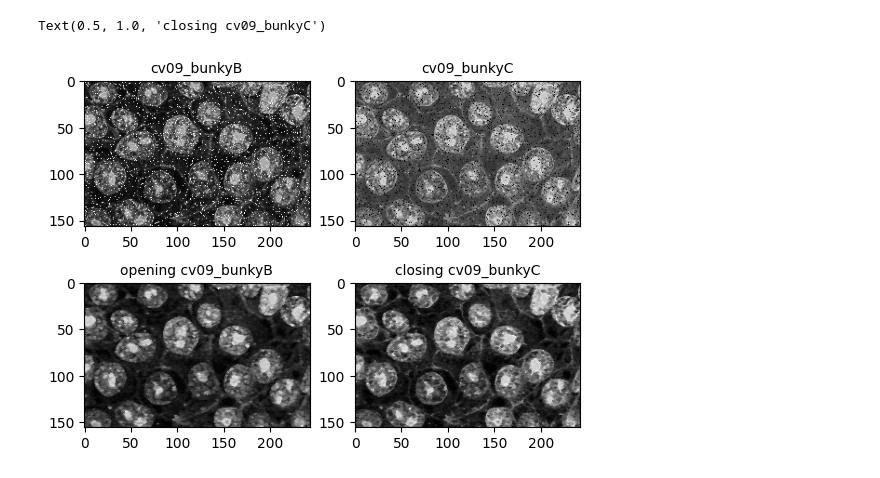
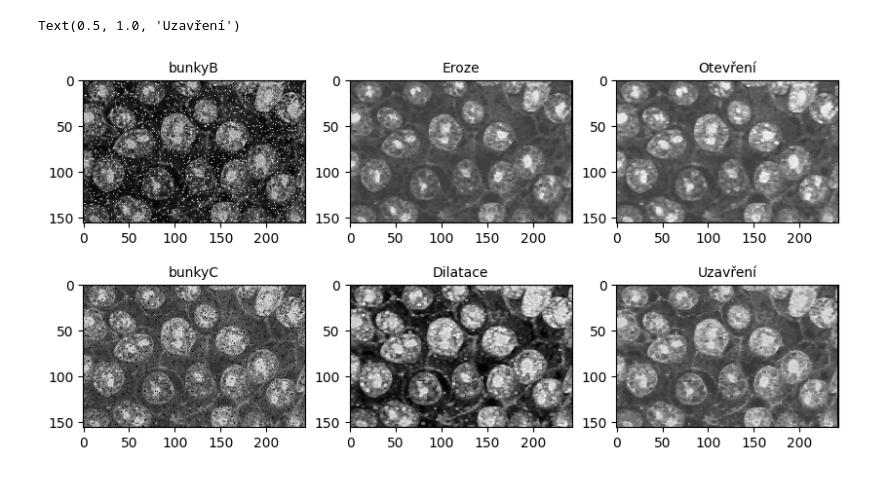
Before and after one commit to KNajman/UZO, a Jupyter notebook: CV_09/cv09.ipynb, the cells around one changed output. Cells and saved outputs as stored; diff of their text form; code cells hidden in the pictures.

```diff
--- a/CV_09/cv09.ipynb
+++ b/CV_09/cv09.ipynb
@@ -227,34 +230,35 @@ def center_of_mass(img):
             centers.append((np.mean(x), np.mean(y)))
     return centers
 # %%
-# 1.  Z obrázků cv09_bunkyB.bmp a cv09_bunkyC.bmp odstraňte drobný bílý
-# (černý)  šum  při  využití  šedotónových  morfologických  transformací
-# otevření a uzavření.
-
-# strukturní element volte:   [[0, 1, 0],
-#                  [1, 1, 1]]
-
 kernel = np.array([[0, 1, 0], [1, 1, 1]], np.uint8)
 size_sub = 2
 
-plt.figure()
-plt.subplot(size_sub, 2, 1)
+plt.figure(figsize=(10, 5))
+plt.subplot(size_sub, 3, 1)
 plt.imshow(cv09_bunkyB, cmap='gray')
-plt.title('cv09_bunkyB', fontsize=10)
+plt.title('bunkyB', fontsize=10)
 
-plt.subplot(size_sub, 2, 2)
+plt.subplot(size_sub, 3, 2)
+plt.imshow(erosion(cv09_bunkyB, kernel), cmap='gray')
+plt.title('Eroze', fontsize=10)
+
+plt.subplot(size_sub, 3, 3)
+plt.imshow(opening(cv09_bunkyB, kernel), cmap='gray')
+plt.title('Otevření', fontsize=10)
+
+plt.subplot(size_sub, 3, 4)
 plt.imshow(cv09_bunkyC, cmap='gray')
-plt.title('cv09_bunkyC', fontsize=10)
+plt.title('bunkyC', fontsize=10)
 
-plt.subplot(size_sub, 2, 3)
-plt.imshow(opening(cv09_bunkyB, kernel), cmap='gray')
-plt.title('opening cv09_bunkyB', fontsize=10)
+plt.subplot(size_sub, 3, 5)
+plt.imshow(dilation(cv09_bunkyC, kernel), cmap='gray')
+plt.title('Dilatace', fontsize=10)
 
-plt.subplot(size_sub, 2, 4)
+plt.subplot(size_sub, 3, 6)
 plt.imshow(closing(cv09_bunkyC, kernel), cmap='gray')
-plt.title('closing cv09_bunkyC', fontsize=10)
+plt.title('Uzavření', fontsize=10)
 # %% [output]
-Text(0.5, 1.0, 'closing cv09_bunkyC')
+Text(0.5, 1.0, 'Uzavření')
-[figure, old version]
+[figure, new version]
 # %%
 size_sub = 5
```
Also changed, not shown: parts of 2 cells of this notebook.
